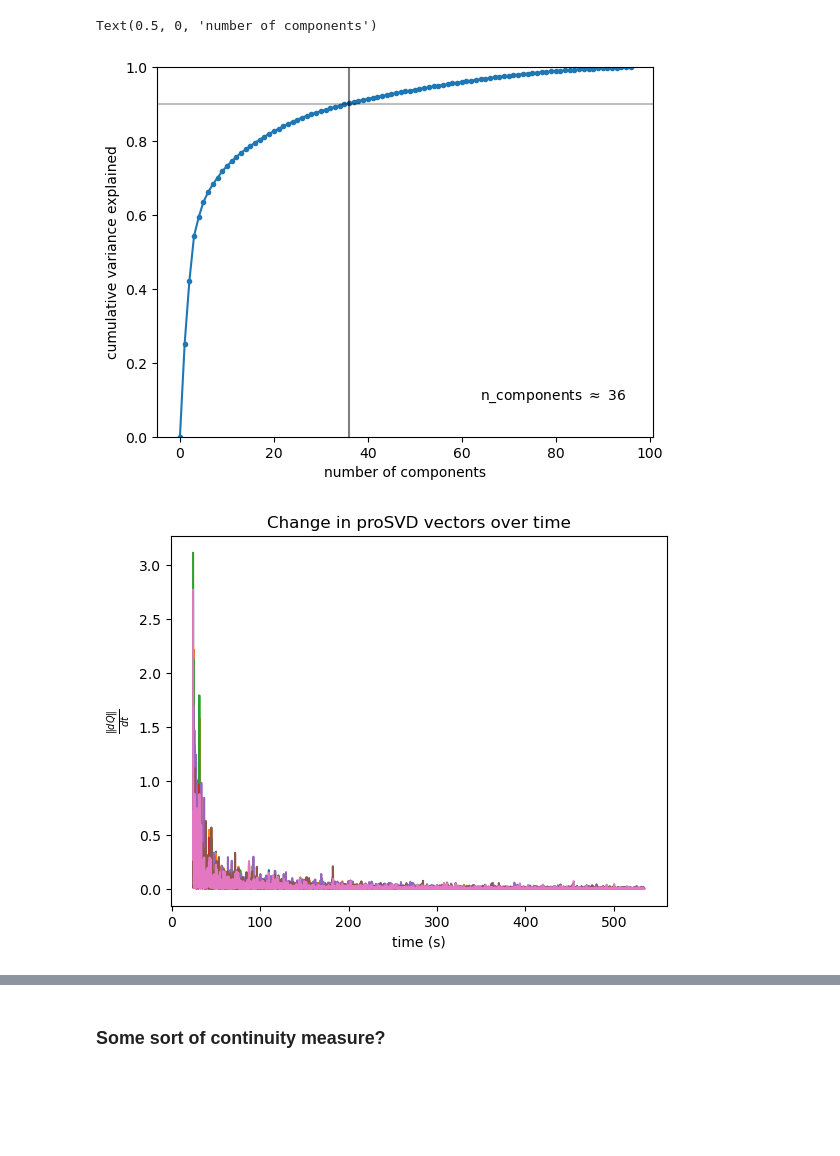
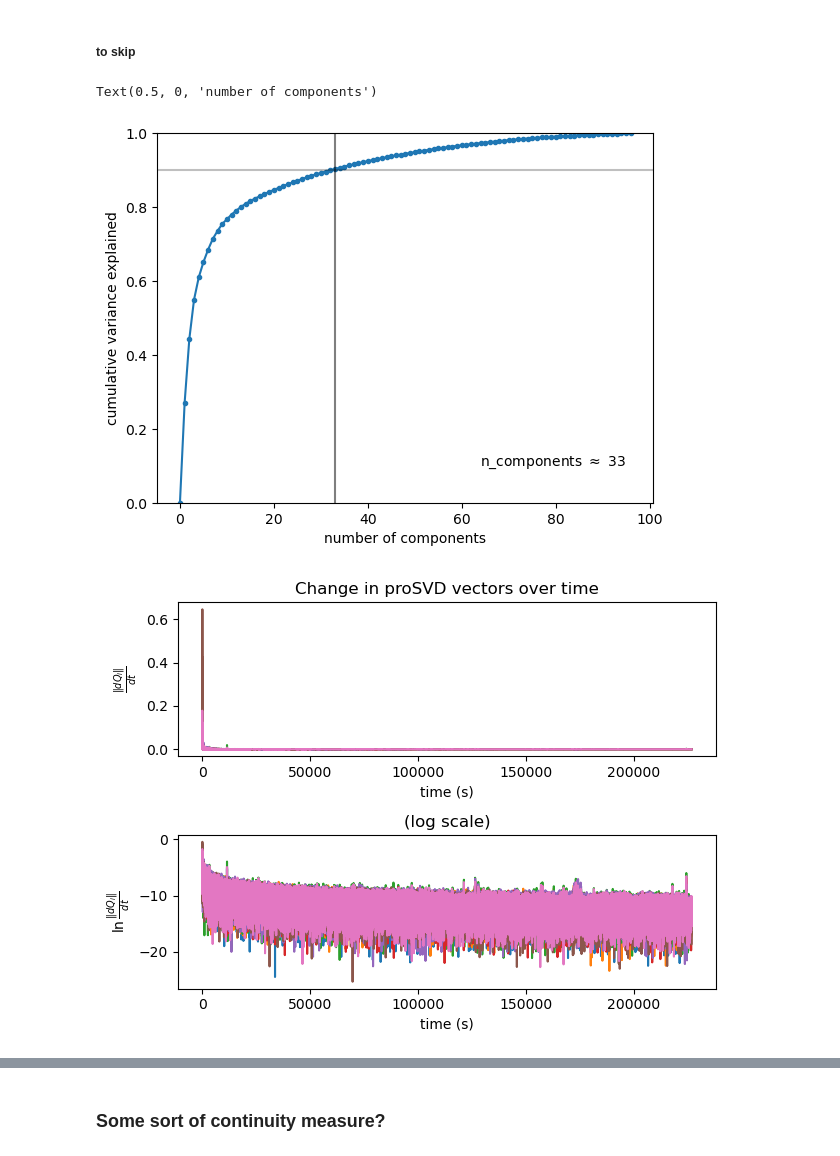
Before and after one commit to draeloslab/AdaptiveLatents, a Jupyter notebook: scripts/visualization_maker.ipynb, the cells around one changed output, grey strips where cells are left out. Saved outputs shown, nothing was run; the diff lists cells and outputs as text; code cells hidden in the pictures; blank space fills up the shorter version.

Commit message:
improves bw visualizations

```diff
--- a/scripts/visualization_maker.ipynb
+++ b/scripts/visualization_maker.ipynb
@@ -57,0 +13,5 @@ pre_pro_A = (A[edge:] - A[:edge].mean(axis=0))
+# %%
+mat = loadmat(al.CONFIG['data_path'] / 'Chestek' / 'first_extraction.mat', squeeze_me=True, simplify_cells=True)
+pre_beh = mat["extracted"][0]
+pre_A = mat["extracted"][3]
+pre_t = np.arange(A.shape[0]) #mat["extracted"][4]
@@ -58,3 +50,5 @@ pre_pro_A = (A[edge:] - A[:edge].mean(axis=0))
+# %% [markdown]
+##### to skip
 # %%
 # pre_pro_A, raw_behavior, bin_centers, beh_t = al.input_sources.datasets.construct_indy_data(
 #     individual_identifier=al.input_sources.datasets.individual_identifiers["indy"][0],
@@ -65,7 +59,7 @@ pre_pro_A = (A[edge:] - A[:edge].mean(axis=0))
 # t = bin_centers
 # %%
 pca = PCA()
-pca.fit(pre_pro_A)
+pca.fit(pre_A)
 
 fig, ax = plt.subplots()
 var_explained = np.cumsum([0] + list(pca.explained_variance_ratio_))
@@ -79,41 +73,22 @@ ax.set_ylabel("cumulative variance explained")
 ax.set_xlabel("number of components")
 # %% [output]
 Text(0.5, 0, 'number of components')
-[figure, old version]
+[figure, new version]
-# %%
-def prosvd_data_and_Qs(input_arr, output_d, init_size):
-    pro = proSVD(k=output_d)
-    pro.initialize(input_arr[:init_size].T)
-
-    output = []
-    old_Qs = []
-    for i in range(init_size, len(input_arr)):
-        obs = input_arr[i:i + 1, :]
-        if np.any(np.isnan(obs)):
-            output.append(np.zeros(output_d) * np.nan)
-            continue
-        old_Qs.append(np.array(pro.Q))
-        pro.preupdate()
-        pro.updateSVD(obs.T)
-        pro.postupdate()
-
-        obs = obs @ pro.Q
-
-        output.append(obs)
-    return np.array(output).reshape((-1, output_d)), np.array(old_Qs)
-
-A, Qs = prosvd_data_and_Qs(pre_pro_A, 7, 50)
-A, t, beh = clip(A, t, beh)
 # %%
-fig, ax = plt.subplots()
+fig, ax = plt.subplots(nrows=2, layout="tight")
 dQ = np.linalg.norm(np.diff(Qs, axis=0), axis=1)
 dt = np.diff(t)
-ax.plot(t[:-1], dQ/dt[:,None]);
-ax.set_ylabel("$\\frac{ \\Vert dQ \\Vert}{dt}$");
-ax.set_title("Change in proSVD vectors over time");
-ax.set_xlabel("time (s)");
+ax[0].plot(t[:-1], dQ/dt[:,None]);
+ax[0].set_ylabel("$\\frac{ \\Vert dQ_i \\Vert}{dt}$");
+ax[0].set_title("Change in proSVD vectors over time");
+ax[0].set_xlabel("time (s)");
+
+ax[1].plot(t[:-1], np.log(dQ/dt[:,None]));
+ax[1].set_ylabel("$\\ln \\frac{ \\Vert dQ_i \\Vert}{dt}$");
+ax[1].set_title("(log scale)");
+ax[1].set_xlabel("time (s)");
 # %% [output]
-[figure, old version]
+[figure, new version]
 # %%
 %matplotlib inline
 fig, axs = plt.subplots(nrows=3, ncols=3, sharey='row')
```
Also changed, not shown: parts of 16 cells of this notebook, 6 other files.
